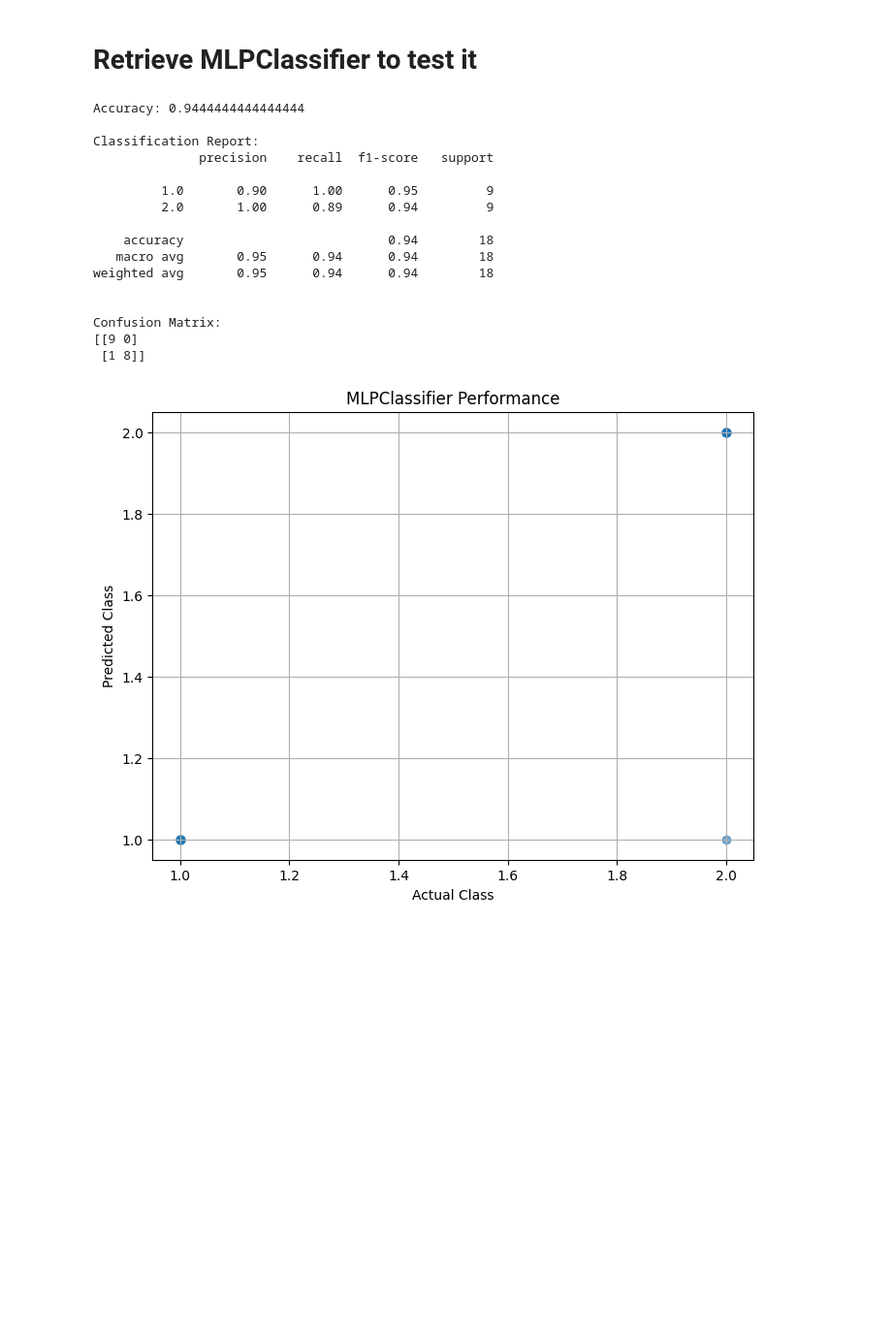
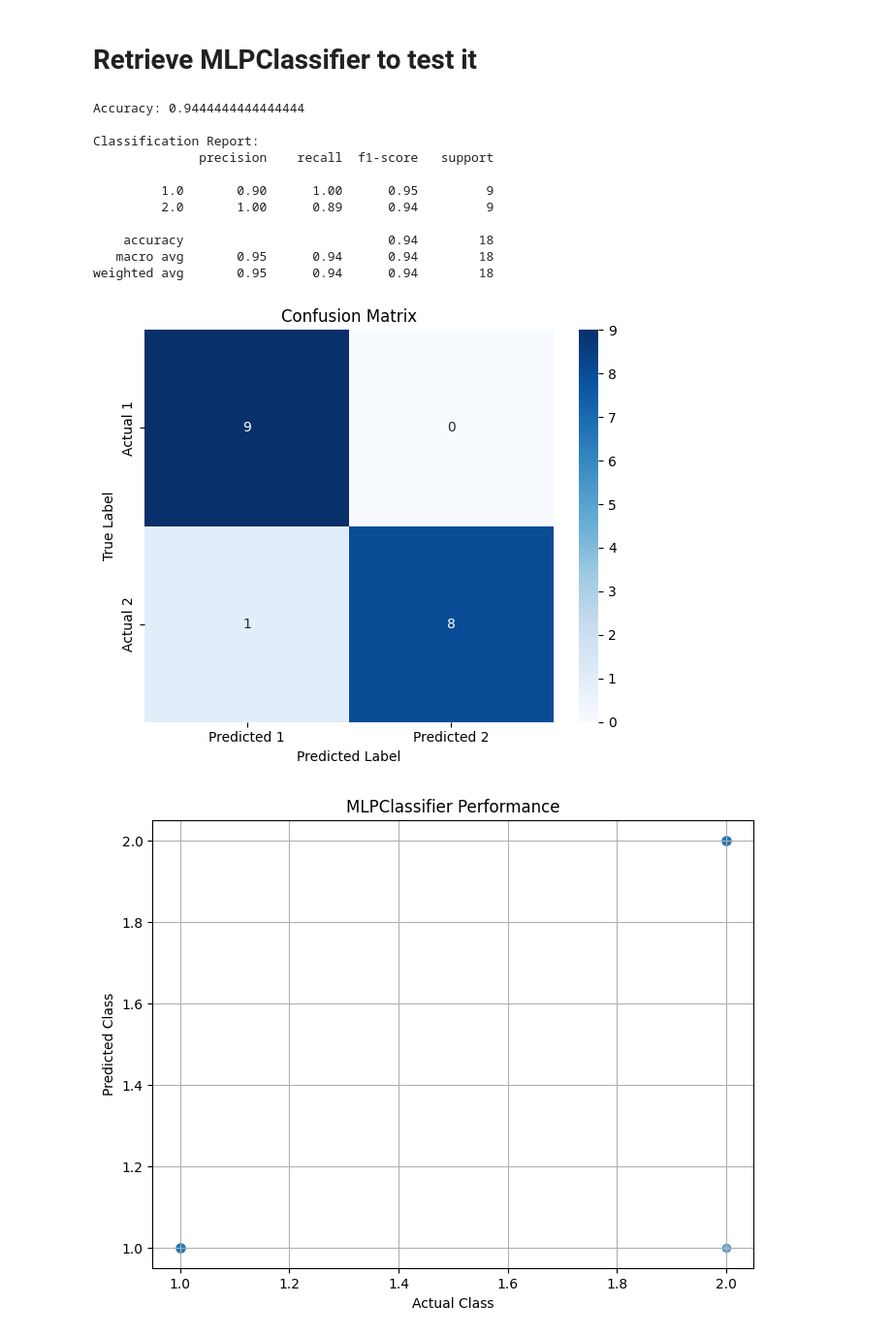
Before and after one commit to ldiaz225/meter_Hw4, a Jupyter notebook: notebooks/Test.ipynb, the cells around one changed output. Shown at 97% size. Drawn from its saved outputs; the diff is of its cells as text; code cells hidden in the pictures; blank space fills up the shorter version.

Commit message:
Added better confusion matrix

```diff
--- a/notebooks/Test.ipynb
+++ b/notebooks/Test.ipynb
@@ -181,7 +181,8 @@ import numpy as np
 import matplotlib.pyplot as plt
 from sklearn.neural_network import MLPClassifier
 from sklearn.metrics import accuracy_score, classification_report, confusion_matrix
-
+import seaborn as sns
+from sklearn.metrics import confusion_matrix
 
 hidden_layer_sizes = (64, 32)
 learning_rate_init = 0.001
@@ -194,40 +195,53 @@ model = MLPClassifier(
     activation='relu',
     solver='adam',
     random_state=42
 )
 model
 
 # Training model here
 model.fit(X_train_scaled, y_train)
 
 # Predicted values
 y_pred = model.predict(X_test_scaled)
 
 accuracy = accuracy_score(y_test, y_pred)
 print("Accuracy:", accuracy)
 
 print("\nClassification Report:")
 print(classification_report(y_test, y_pred))
 
-print("\nConfusion Matrix:")
-print(confusion_matrix(y_test, y_pred))
+
+# Compute confusion matrix
+cm = confusion_matrix(y_test, y_pred)
+
+plt.figure(figsize=(6, 5))
+sns.heatmap(
+    cm,
+    annot=True,
+    fmt="d",
+    cmap="Blues",
+    xticklabels=["Predicted 1", "Predicted 2"],
+    yticklabels=["Actual 1", "Actual 2"]
+)
+
+plt.title("Confusion Matrix")
+plt.ylabel("True Label")
+plt.xlabel("Predicted Label")
+plt.tight_layout()
+plt.show()
 # %% [output]
 Accuracy: 0.9444444444444444
 
 Classification Report:
               precision    recall  f1-score   support
 
          1.0       0.90      1.00      0.95         9
          2.0       1.00      0.89      0.94         9
 
     accuracy                           0.94        18
    macro avg       0.95      0.94      0.94        18
 weighted avg       0.95      0.94      0.94        18
-
-
-Confusion Matrix:
-[[9 0]
- [1 8]]
+[figure, added]
 # %%
 # Visualization
 plt.figure(figsize=(8, 6))
```
